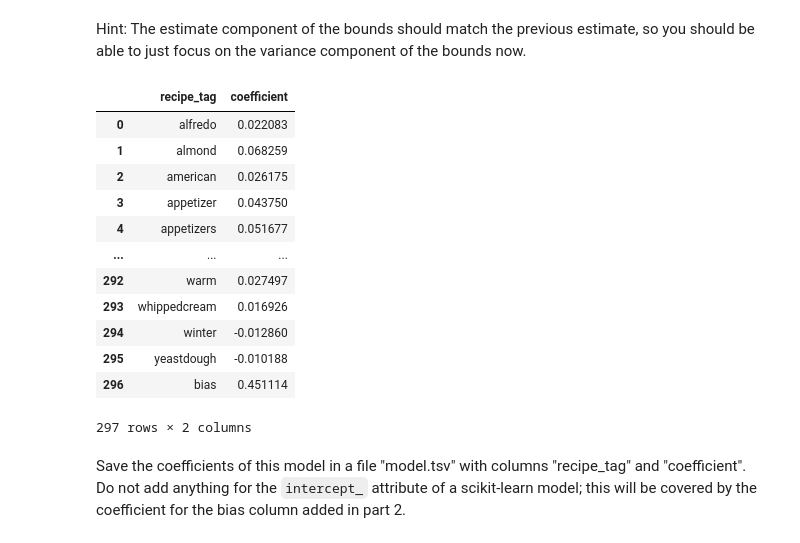
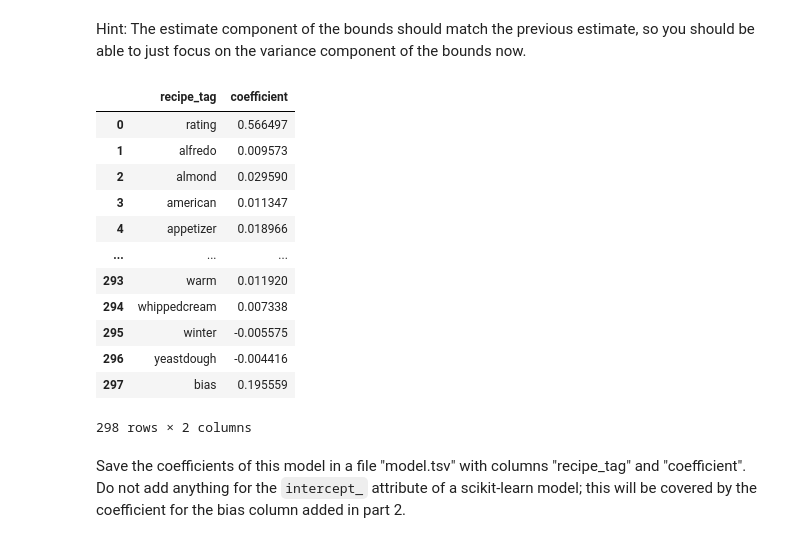
Before and after one commit to aidandig/dx704-project-04, a Jupyter notebook: dx704-project-04.ipynb, the cells around one changed output. Saved outputs shown, nothing was run; the diff lists cells and outputs as text; code cells hidden in the pictures.

```diff
--- a/dx704-project-04.ipynb
+++ b/dx704-project-04.ipynb
@@ -265,32 +265,32 @@ Hint: The estimate component of the bounds should match the previous estimate, s
 # %%
 from sklearn.linear_model import Ridge
 
-X = features.drop(columns=['recipe_slug', 'rating'])
+X = features.drop(columns=['recipe_slug'])
 y = ratings['rating']
 
 model = Ridge(alpha=1, fit_intercept=False)
 model.fit(X, y)
 
 coef = model.coef_
 
 coef_per_feature = pd.DataFrame(
     {'recipe_tag': X.columns, 'coefficient': coef}
 )
 coef_per_feature
 # %% [output]
 |  | recipe_tag | coefficient |
-| 0 | alfredo | 0.022083 |
-| 1 | almond | 0.068259 |
-| 2 | american | 0.026175 |
-| 3 | appetizer | 0.043750 |
-| 4 | appetizers | 0.051677 |
+| 0 | rating | 0.566497 |
+| 1 | alfredo | 0.009573 |
+| 2 | almond | 0.029590 |
+| 3 | american | 0.011347 |
+| 4 | appetizer | 0.018966 |
 | ... | ... | ... |
-| 292 | warm | 0.027497 |
-| 293 | whippedcream | 0.016926 |
-| 294 | winter | -0.012860 |
-| 295 | yeastdough | -0.010188 |
-| 296 | bias | 0.451114 |
+| 293 | warm | 0.011920 |
+| 294 | whippedcream | 0.007338 |
+| 295 | winter | -0.005575 |
+| 296 | yeastdough | -0.004416 |
+| 297 | bias | 0.195559 |
-297 rows × 2 columns
+298 rows × 2 columns
 # %% [markdown]
 Save the coefficients of this model in a file "model.tsv" with columns "recipe_tag" and "coefficient".
 Do not add anything for the `intercept_` attribute of a scikit-learn model; this will be covered by the coefficient for the bias column added in part 2.
```
Also changed, not shown: 1 other file.
